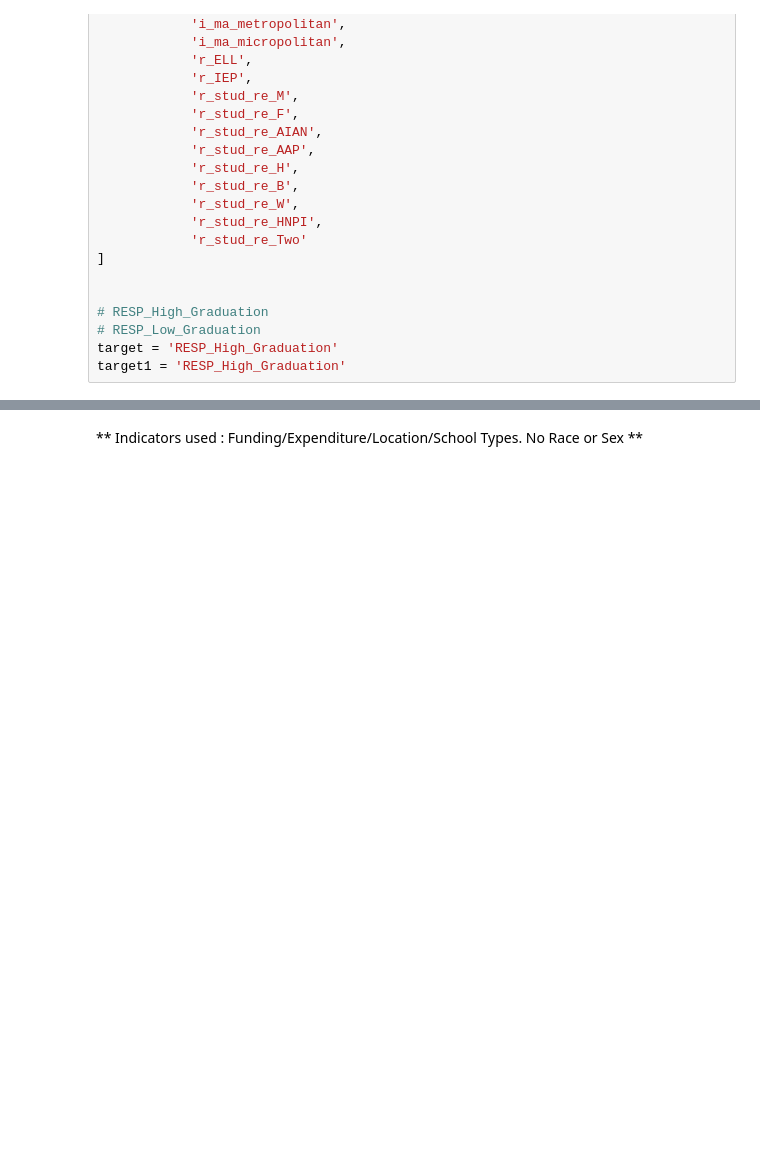
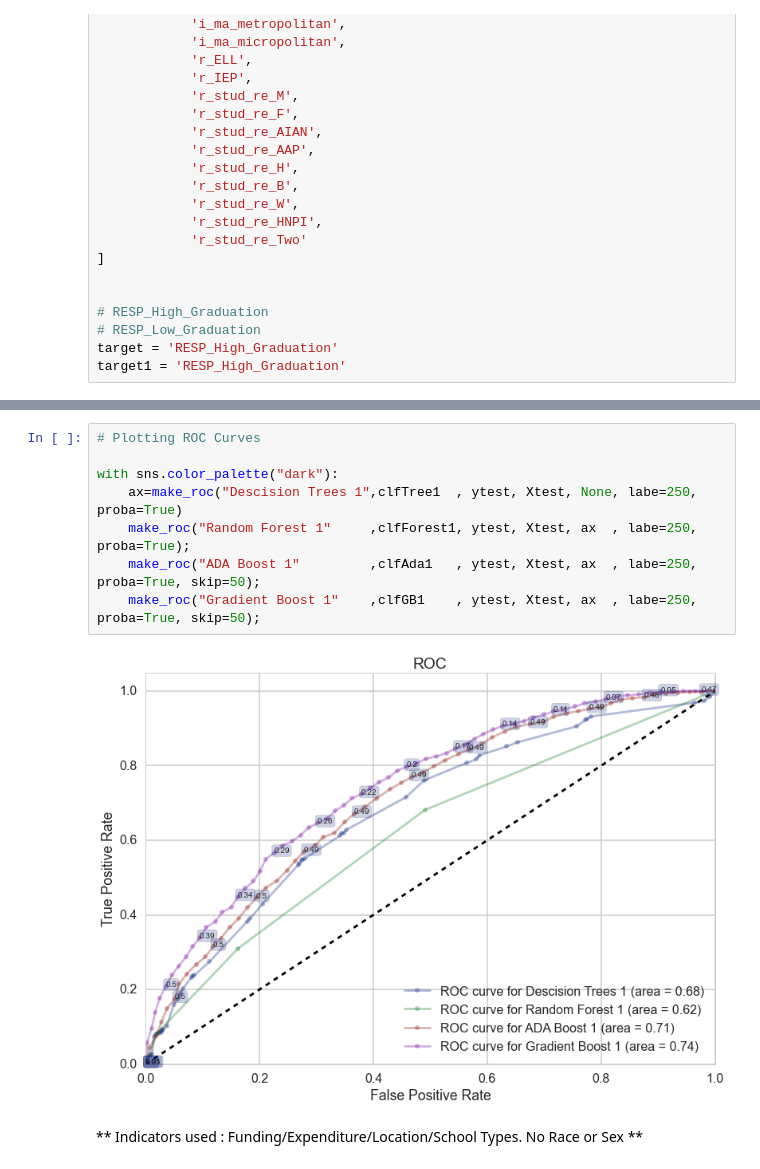
Before and after one commit to ashwindeo/dataschoolers, a Jupyter notebook: Classifier_Ensemble_Methods.ipynb, the cells around one changed output, grey strips where cells are left out. Saved outputs shown, nothing was run; the diff lists cells and outputs as text; blank space fills up the shorter version.

Commit message:
Adding ROC plots

```diff
--- a/Classifier_Ensemble_Methods.ipynb
+++ b/Classifier_Ensemble_Methods.ipynb
@@ -359,3 +345,13 @@ for c in xrange(4):
+# %%
+# Plotting ROC Curves
+
+with sns.color_palette("dark"):
+    ax=make_roc("Descision Trees 1",clfTree1  , ytest, Xtest, None, labe=250, proba=True)
+    make_roc("Random Forest 1"     ,clfForest1, ytest, Xtest, ax  , labe=250, proba=True);
+    make_roc("ADA Boost 1"         ,clfAda1   , ytest, Xtest, ax  , labe=250, proba=True, skip=50);
+    make_roc("Gradient Boost 1"    ,clfGB1    , ytest, Xtest, ax  , labe=250, proba=True, skip=50);
+# %% [output]
+[figure, added]
 # %% [markdown]
 ** Indicators used : Funding/Expenditure/Location/School Types. No Race or Sex **
 # %%
```
Also changed, not shown: parts of 12 cells of this notebook.
